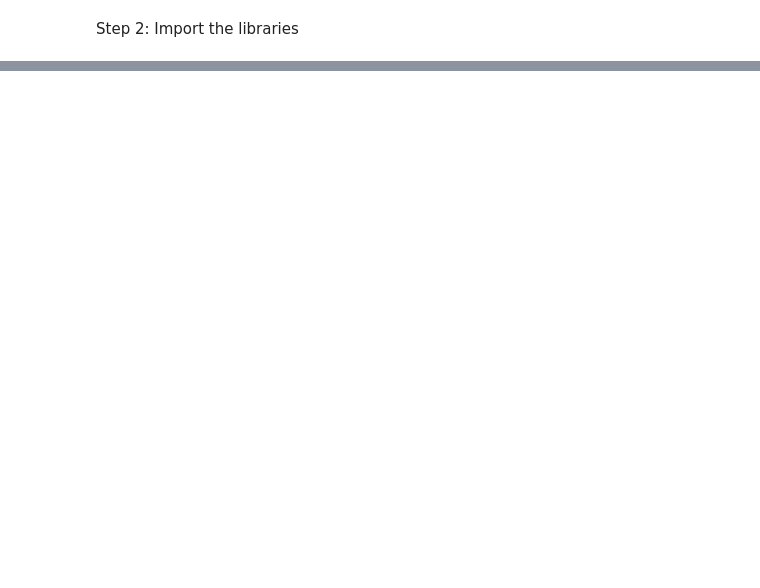
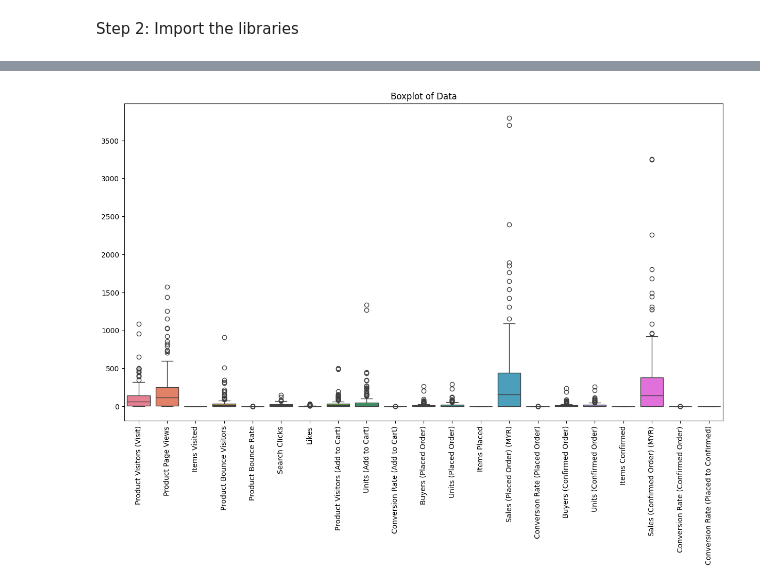
Before and after one commit to JingYuan0926/ChiliLado, a Jupyter notebook: ChiliLado.ipynb, the cells around one changed output, grey strips where cells are left out. Cells and saved outputs as stored; diff of their text form; code cells hidden in the pictures; blank space fills up the shorter version.

```diff
--- a/ChiliLado.ipynb
+++ b/ChiliLado.ipynb
@@ -70,4 +76,16 @@ Therefore, we converted all the data in the dataset into numerical values by sel
 ![Number](ChiliLadoData/Number.png)
 
 If all the cells are white, it indicates that we have successfully converted the data into numerical values. Now, we can proceed with using Python for data preprocessing.
+# %%
+# Exclude the 'Date' column
+outliersdf = df.drop(columns=['Date'])
+
+# To check for outliers in the data
+plt.figure(figsize=(15, 8))
+sns.boxplot(data=outliersdf)
+plt.title("Boxplot of Data")
+plt.xticks(rotation=90)
+plt.show()
+# %% [output]
+[figure, added]
 # %%
```
Also changed, not shown: parts of 4 cells of this notebook, 1 other file.
